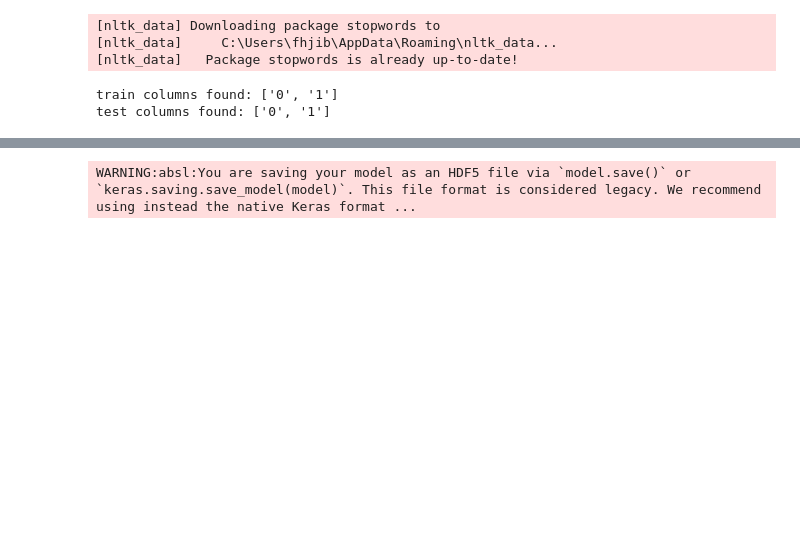
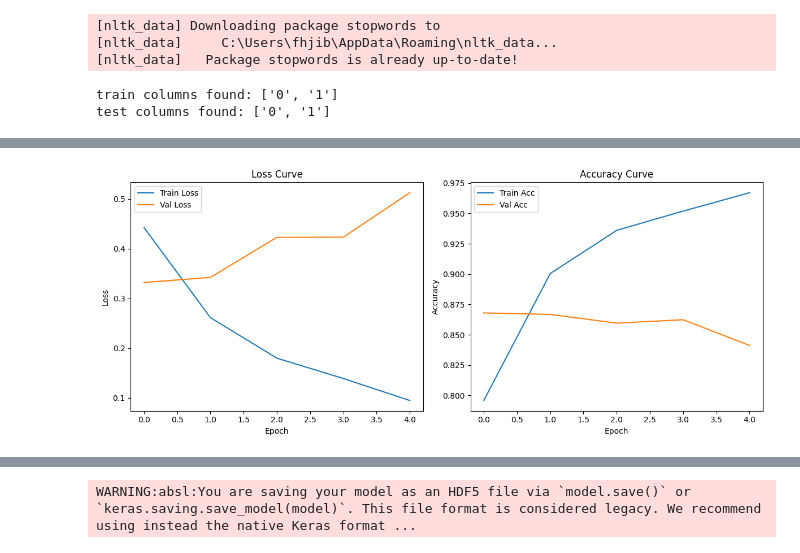
Before and after one commit to AnthropoidFHJ/Sentiment-Classification-ML-DL, a Jupyter notebook: Approaches/DL_Approach.ipynb, the cells around one changed output, grey strips where cells are left out. Drawn from its saved outputs; the diff is of its cells as text; code cells hidden in the pictures; blank space fills up the shorter version.

```diff
--- a/Approaches/DL_Approach.ipynb
+++ b/Approaches/DL_Approach.ipynb
@@ -133,26 +159,26 @@ KeyboardInterrupt:
 # %%
 # Plot training and validation loss and accuracy curves to visualize overfitting/underfitting
-if 'history' not in locals():
-    raise RuntimeError("You must run the model training cell (that defines 'history') before plotting these curves.")
 plt.figure(figsize=(12,5))
 plt.subplot(1,2,1)
 plt.plot(history.history['loss'], label='Train Loss')
 plt.plot(history.history['val_loss'], label='Val Loss')
 plt.title('Loss Curve')
 plt.xlabel('Epoch')
 plt.ylabel('Loss')
 plt.legend()
 
 plt.subplot(1,2,2)
 plt.plot(history.history['accuracy'], label='Train Acc')
 plt.plot(history.history['val_accuracy'], label='Val Acc')
 plt.title('Accuracy Curve')
 plt.xlabel('Epoch')
 plt.ylabel('Accuracy')
 plt.legend()
 
 plt.tight_layout()
 plt.show()
+# %% [output]
+[figure, added]
 # %%
 # Hyperparameter tuning: Try different values for embedding_dim, LSTM units, and batch size
 from tensorflow.keras.callbacks import EarlyStopping
```
Also changed, not shown: parts of 11 cells of this notebook, 1 other file.
